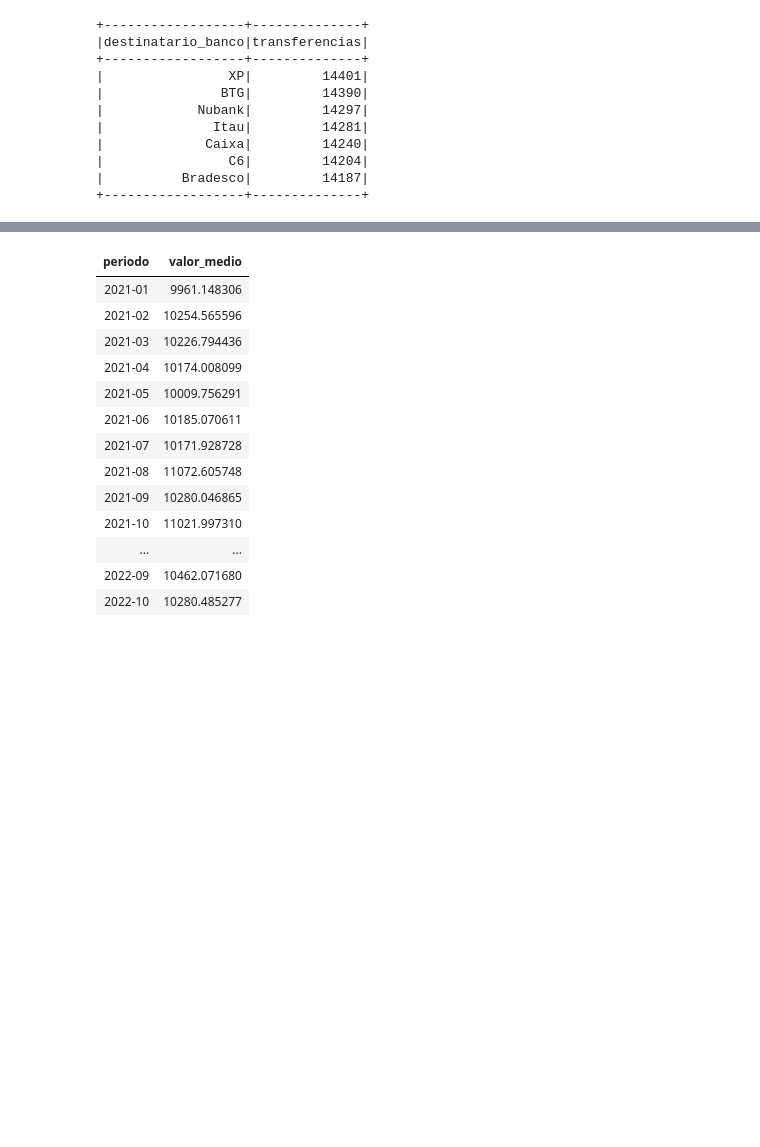
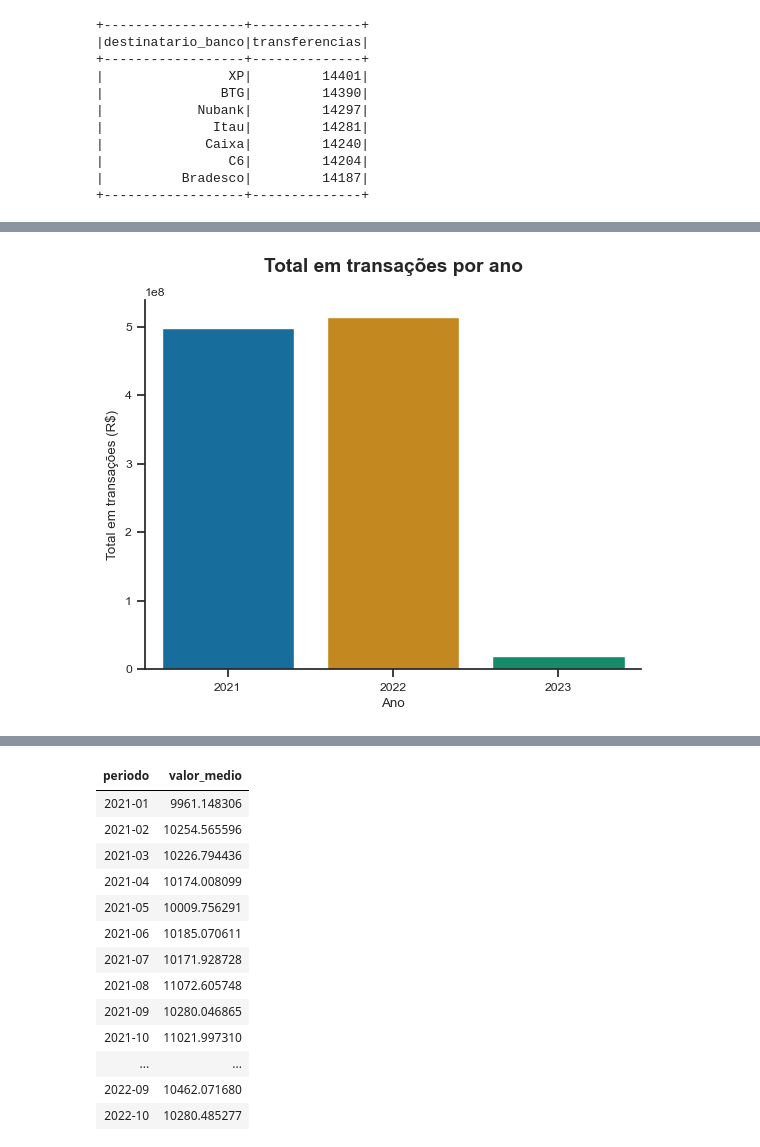
Before and after one commit to guipradow/pyspark_case_pix, a Jupyter notebook: notebook/case_pix.ipynb, the cells around one changed output, grey strips where cells are left out. Saved outputs shown, nothing was run; the diff lists cells and outputs as text; code cells hidden in the pictures; blank space fills up the shorter version.

```diff
--- a/notebook/case_pix.ipynb
+++ b/notebook/case_pix.ipynb
@@ -186,0 +307,24 @@ spark.sql(
+# %%
+# Total em transações por ano
+data = spark.sql(
+    '''
+    SELECT
+        YEAR(transaction_date) AS ano,
+        SUM(valor) AS total
+    FROM
+        transacoes_pix
+    GROUP BY
+        ano
+    ORDER BY
+        total DESC
+    '''
+).toPandas()
+
+sns.barplot(data=data, y='total', x='ano', hue='ano', palette='colorblind', legend=False)
+sns.despine()
+plt.title('Total em transações por ano')
+plt.xlabel('Ano')
+plt.ylabel('Total em transações (R$)')
+sns.despine();
+# %% [output]
+[figure, added]
```
Also changed, not shown: parts of 8 cells of this notebook.
